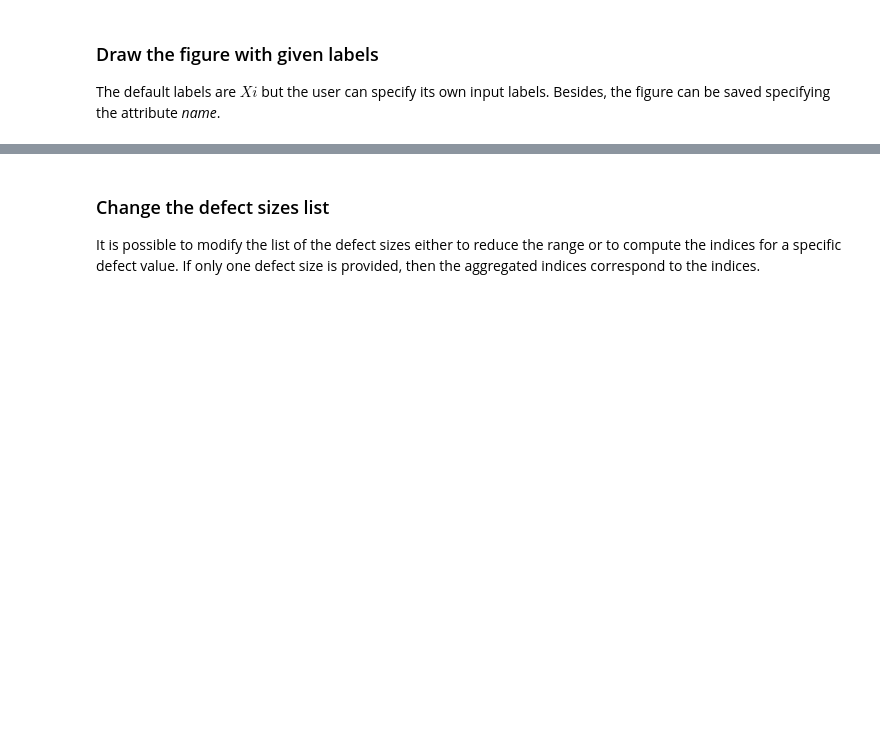
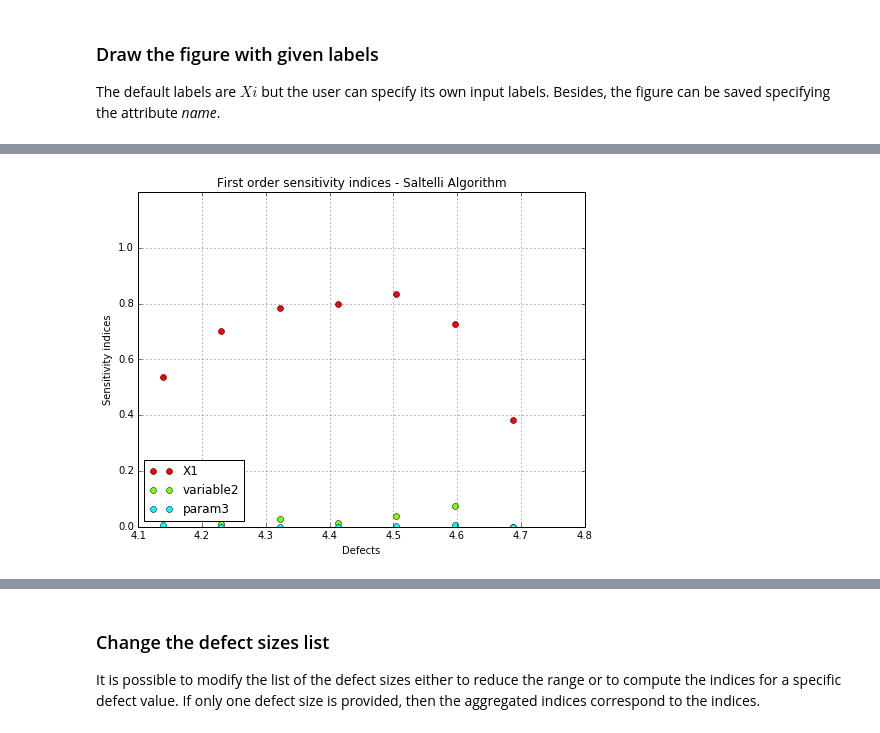
Before and after one commit to openturns/otpod, a Jupyter notebook: doc/source/examples/SobolIndices.ipynb, the cells around one changed output, grey strips where cells are left out. Saved outputs shown, nothing was run; the diff lists cells and outputs as text; code cells hidden in the pictures; blank space fills up the shorter version.

```diff
--- a/doc/source/examples/SobolIndices.ipynb
+++ b/doc/source/examples/SobolIndices.ipynb
@@ -124,0 +129,5 @@ fig.show()
+# %%
+fig, ax = sobol.drawFirstOrderIndices(label, name='figure/FirstOrderSobol.png')
+fig.show()
+# %% [output]
+[figure, added]
```
Also changed, not shown: parts of 16 cells of this notebook, 1 other file.
